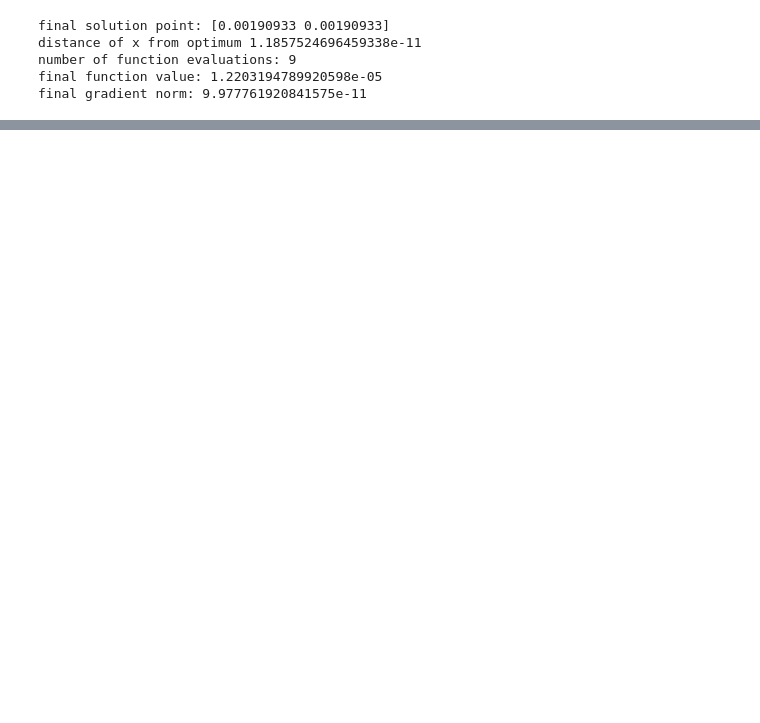
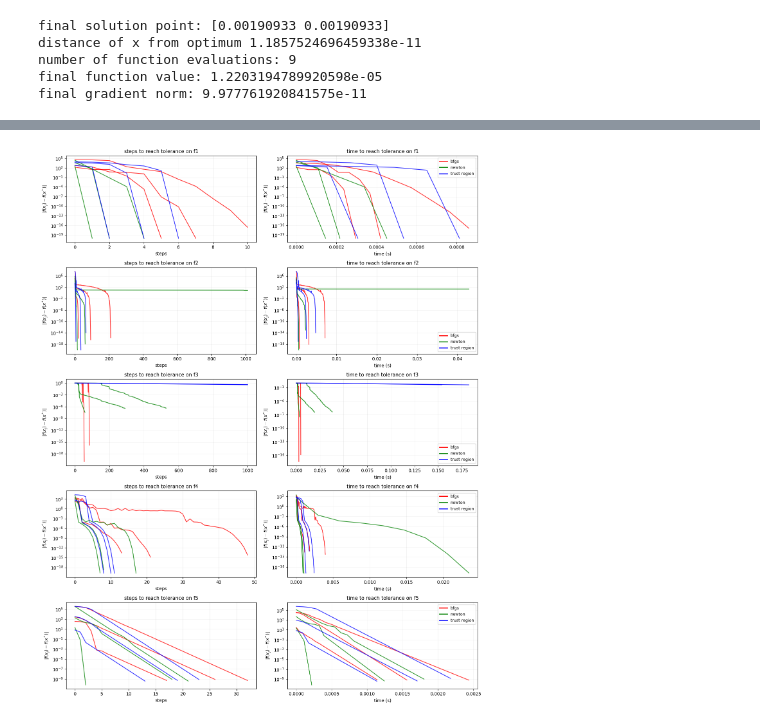
Before and after one commit to rohde01/numerical-optimization, a Jupyter notebook: Handin1/Assignment_Notebook.ipynb, the cells around one changed output, grey strips where cells are left out. Cells and saved outputs as stored; diff of their text form; code cells hidden in the pictures; blank space fills up the shorter version.

Commit message:
Inital test protocol EXAMPLE

```diff
--- a/Handin1/Assignment_Notebook.ipynb
+++ b/Handin1/Assignment_Notebook.ipynb
@@ -67,0 +200,24 @@ final gradient norm: 9.977761920841575e-11
+# %%
+# Define test suite and run protocol
+function_suite = [
+    ("f1", f1, df1, Hf1, 2),
+    ("f2", f2, df2, Hf2, 2),
+    ("f3", f3, df3, Hf3, 2),
+    ("f4", f4, df4, Hf4, 2),
+    ("f5", f5, df5, Hf5, 2)
+]
+
+optimizers = [
+    ("BFGS", scipy_bfgs),
+    ("Newton-CG", scipy_newton),
+    ("Trust-Region", scipy_trust_region)
+]
+
+results = run_testing_protocol(function_suite, optimizers, n_initial_points=100,
+                               max_iter=1000, epsilon=1e-6)
+# %%
+# Create convergence comparison plots
+fig = plot_convergence_comparison(results, function_suite)
+plt.show()
+# %% [output]
+[figure, added]
```
Also changed, not shown: parts of 3 cells of this notebook.
